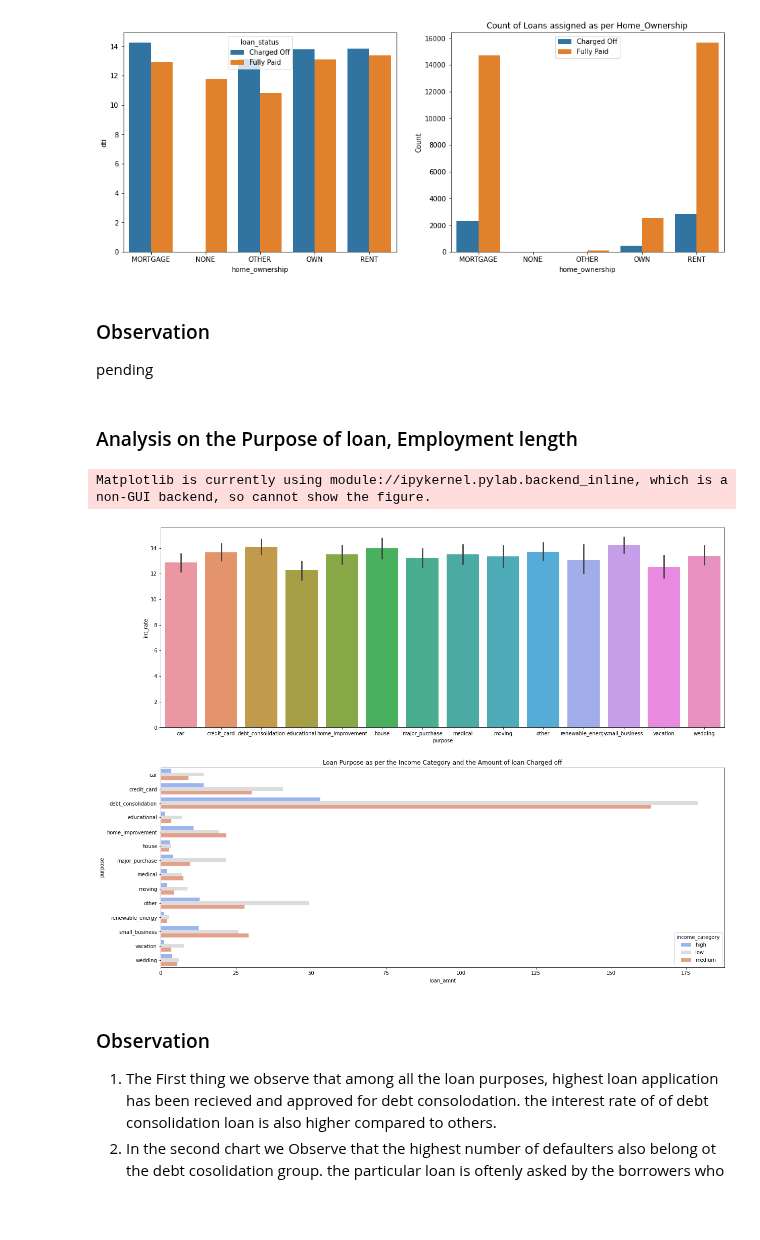
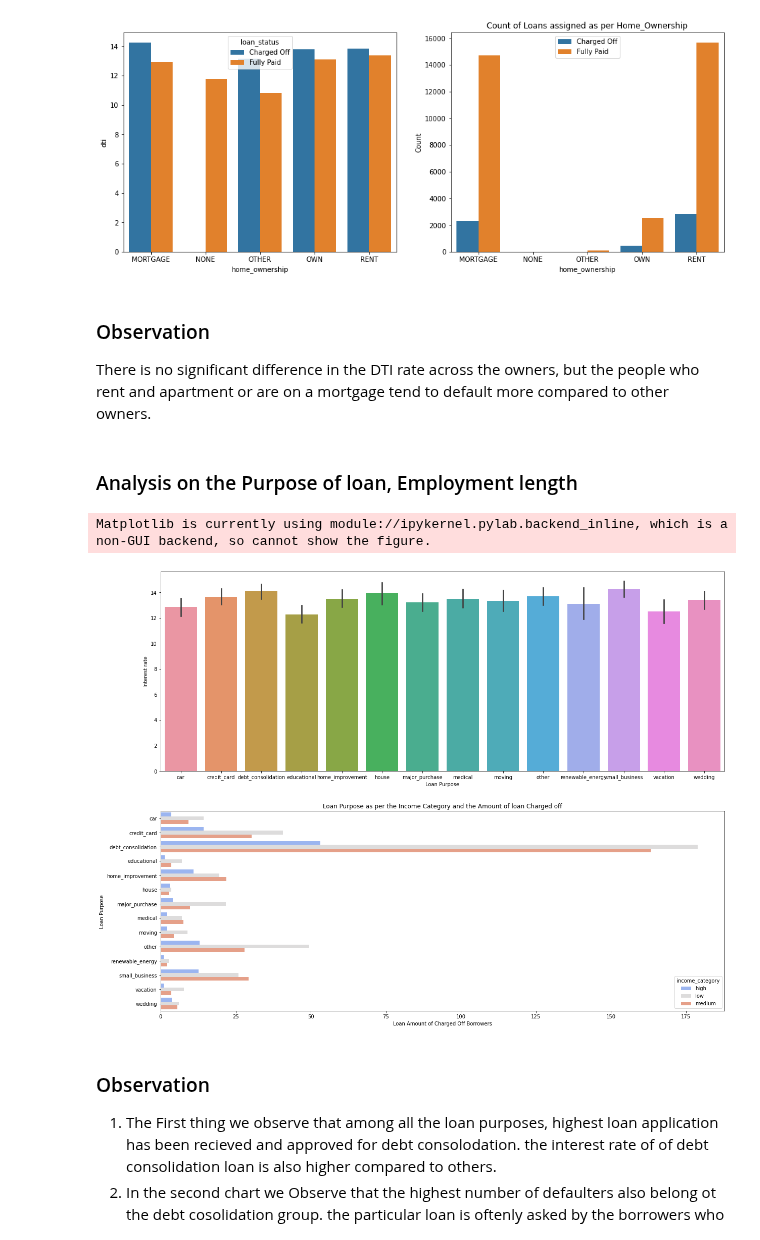
Before and after one commit to aditya-mishra25/Lending_Case_Study, a Jupyter notebook: Lending Case Study.ipynb, the cells around one changed output. Saved outputs shown, nothing was run; the diff lists cells and outputs as text; code cells hidden in the pictures; blank space fills up the shorter version.

```diff
--- a/Lending Case Study.ipynb
+++ b/Lending Case Study.ipynb
@@ -435,24 +448,26 @@ Matplotlib is currently using module://ipykernel.pylab.backend_inline, which is
 [figure]
 # %% [markdown]
 ### Observation
-pending
+There is no significant difference in the DTI rate across the owners, but the people who rent and apartment or are on a mortgage tend to default more compared to other owners.
 # %% [markdown]
 ### Analysis on the Purpose of loan, Employment length
 # %%
 # Purpose and the loan status
 df = data[['purpose','loan_status','id','issue_year','grade','loan_amnt','int_rate','income_category']].groupby(['purpose','loan_status','issue_year','grade','income_category'], as_index=False).agg({'id':'count', 'loan_amnt': 'sum', 'int_rate':'mean'})
 df.rename(columns={"id":"Count"}, inplace=True)
 fig, ((ax1, ax2))= plt.subplots(nrows=2, ncols=1, figsize=(20,16))
 sns.barplot(data=df, x="purpose", y="int_rate", ax=ax1)
+ax1.set(xlabel='Loan Purpose', ylabel='Interest rate')
 # let us also check for the annual income and interest rate for each of the borrower
 purpose_df = data[['purpose','int_rate','annual_inc','loan_amnt','dti','income_category','grade','loan_status']].groupby(['purpose','income_category','grade','loan_status'],as_index=False).count()
 c = sns.color_palette("tab10")
 sns.barplot(x='loan_amnt',y='purpose', hue='income_category',data=purpose_df[purpose_df['loan_status']=='Charged Off'], palette='coolwarm', ci=None, ax=ax2)
 ax2.set_title('Loan Purpose as per the Income Category and the Amount of loan Charged off')
+ax2.set(xlabel='Loan Amount of Charged Off Borrowers', ylabel='Loan Purpose ')
 f.show()
 # %% [output]
 Matplotlib is currently using module://ipykernel.pylab.backend_inline, which is a non-GUI backend, so cannot show the figure.
-[figure, old version]
+[figure, new version]
 # %% [markdown]
 ### Observation
 1. The First thing we observe that among all the loan purposes, highest loan application has been recieved and approved for debt consolodation. the interest rate of of debt consolidation loan is also higher compared to others.
```
Also changed, not shown: parts of 19 cells of this notebook.
